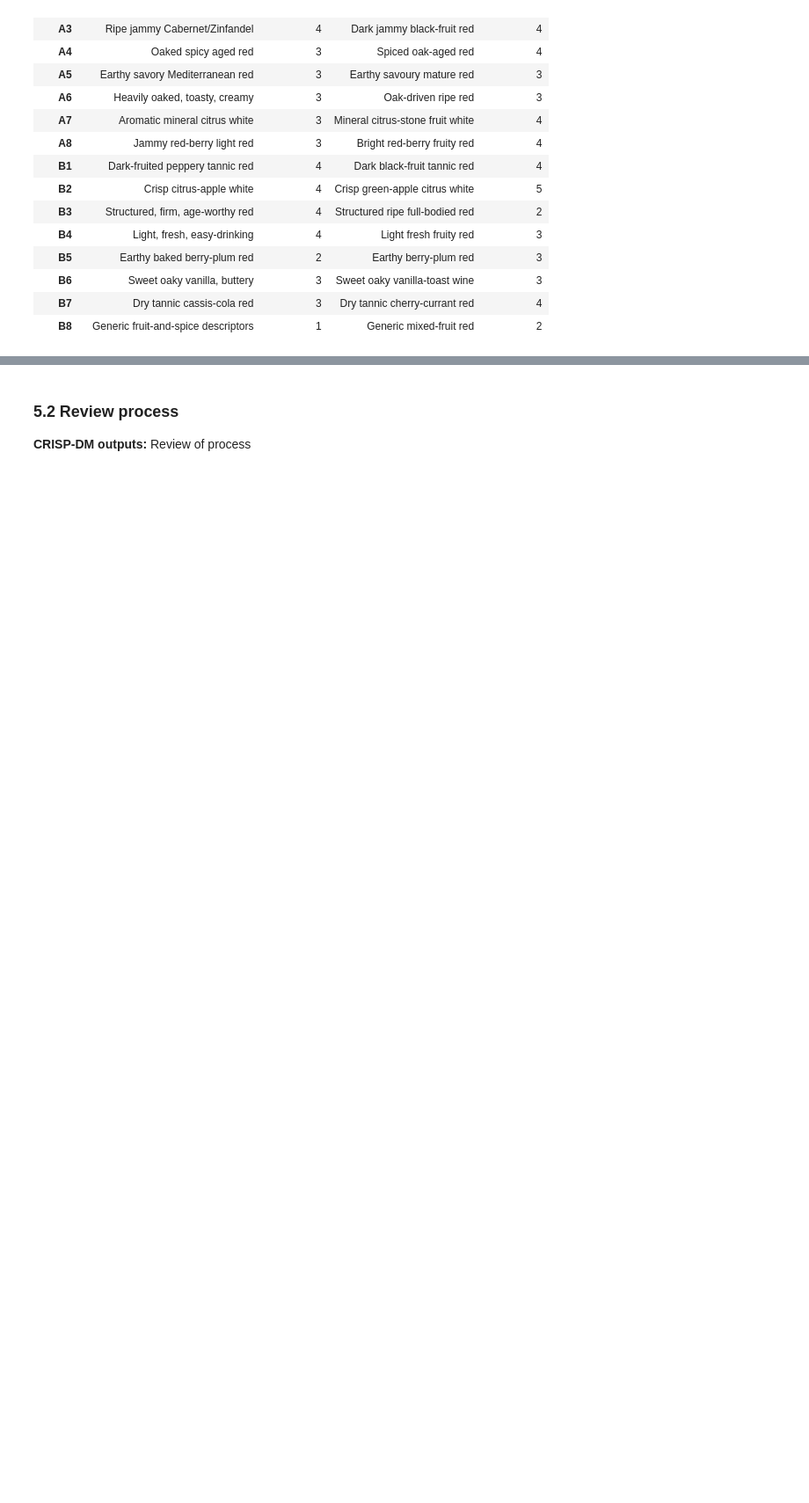
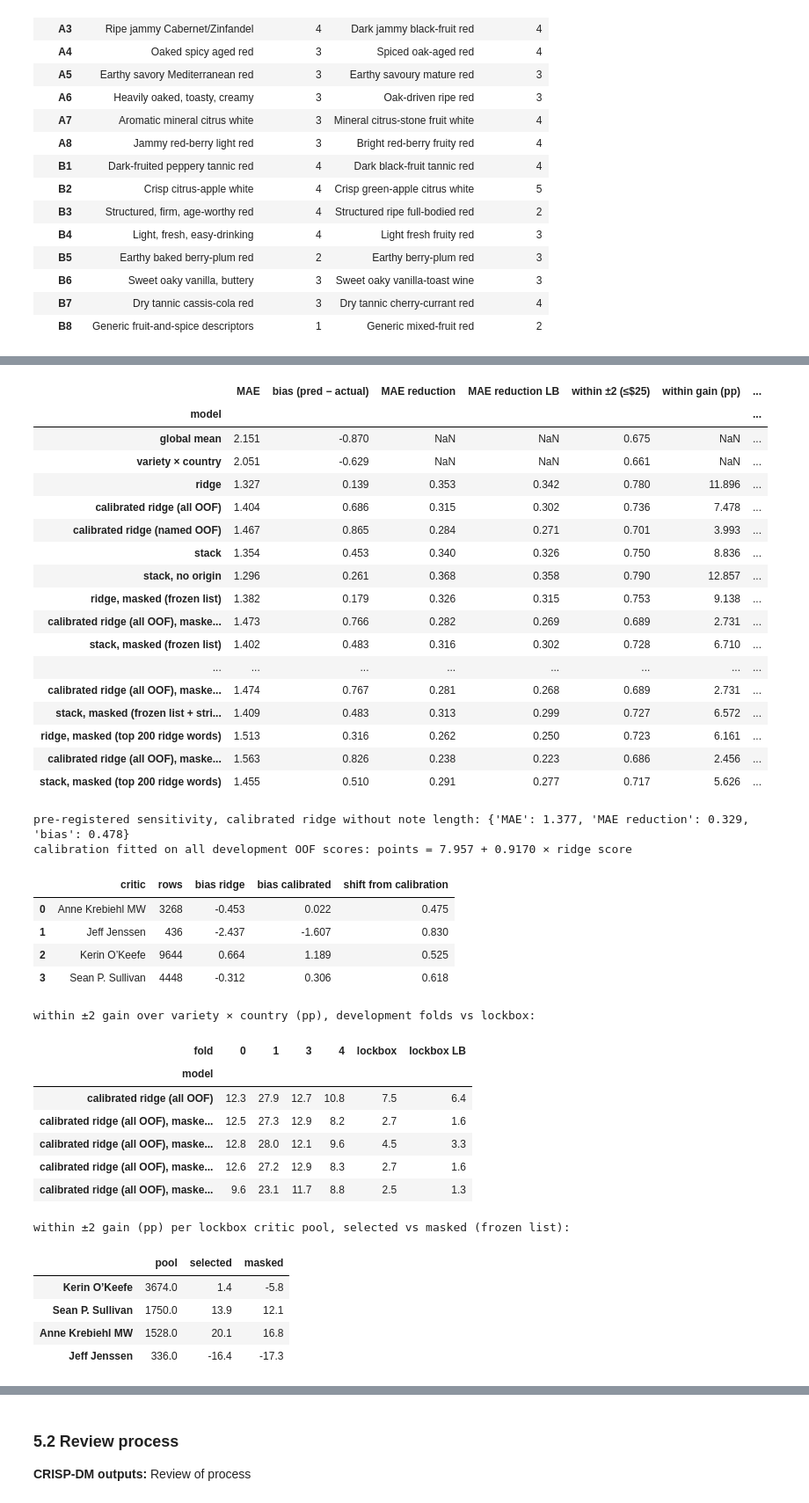
Before and after one commit to anita-agasaveeran/Assignment4, a Jupyter notebook: 01_CRISP-DM_Wine_Value/notebooks/CRISP_DM_Wine_Value.ipynb, the cells around one changed output, grey strips where cells are left out. Shown at 88% size. Saved outputs shown, nothing was run; the diff lists cells and outputs as text; code cells hidden in the pictures; blank space fills up the shorter version.

```diff
--- a/01_CRISP-DM_Wine_Value/notebooks/CRISP_DM_Wine_Value.ipynb
+++ b/01_CRISP-DM_Wine_Value/notebooks/CRISP_DM_Wine_Value.ipynb
@@ -2836,9 +2840,15 @@ else:
     print("DM3 shares of lockbox notes:", lbx["dm3 shares"].round(3).to_dict(), "| no lexicon term:", round(lbx["dm3 unassigned"], 3))
     display(lbx["hypotheses"].drop(columns="statement").round(3))
     print("DM6 with lockbox critics:", {k: round(v, 3) for k, v in lbx["dm6"].attrs.items()}); display(lbx["dm6"].round(2))
-    for k, v in {"summary": summary, "score_models": lbx["score"], "rankers": lbx["short"], "ranker_sensitivity": lbx["sims"], "by_critic": lbx["by critic"],
-                 "critic_pools": lbx["critic pools"].reset_index(names="critic"), "subsets": lbx["subsets"].reset_index(names="subset"),
-                 "shortlist_mix": lbx["mix"][0], "sensitivity_ids": lbx["sensitivity ids"]["targets"], "dm4_rules": lbx["dm4"],
-                 "hypotheses": lbx["hypotheses"], "dm6_fixed_effects": lbx["dm6"]}.items():
+    _out = {"summary": summary, "score_models": lbx["score"], "rankers": lbx["short"], "ranker_sensitivity": lbx["sims"], "by_critic": lbx["by critic"],
+            "critic_pools": lbx["critic pools"].reset_index(names="critic"), "subsets": lbx["subsets"].reset_index(names="subset"),
+            "shortlist_mix": lbx["mix"][0], "sensitivity_ids": lbx["sensitivity ids"]["targets"], "dm4_rules": lbx["dm4"],
+            "hypotheses": lbx["hypotheses"], "dm6_fixed_effects": lbx["dm6"]}
+    # Re-execution check (run log): any re-run of this identical frozen code must write byte-identical tables
+    _same = {k: v.to_csv(index=False) == (tables / f"phase5_{k}.csv").read_text() for k, v in _out.items() if (tables / f"phase5_{k}.csv").exists()}
+    if _same:
+        print("re-execution reproduces the first lockbox run's tables:", _same); assert all(_same.values())
+    phase5.lockbox_predictions(lbx).to_csv(tables / "phase5_lockbox_predictions.csv.gz", compression={"method": "gzip", "mtime": 0})
+    for k, v in _out.items():
         v.to_csv(tables / f"phase5_{k}.csv", index=False)
 # %% [output]
@@ -2845,0 +2934,65 @@ The lockbox is sealed (config.LOCKBOX_UNSEALED is False): nothing below has run.
+# %%
+# 5.1e POST HOC, reported, not selecting (critic round 1): every score candidate on the lockbox, masked variants, the
+# pre-registered without-length sensitivity, the fitted calibration, and the masked ±2 gain next to development.
+sm = lbx["score"].set_index("model")
+_cols = ["MAE", "bias (pred − actual)", "MAE reduction", "MAE reduction LB", "within ±2 (≤$25)", "within gain (pp)", "within gain LB (pp)"]
+display(sm[_cols].round(3))
+print("pre-registered sensitivity, calibrated ridge without note length:", {k: round(v, 3) for k, v in lbx["without length"].items()})
+_a, _b = lbx["run"]["info"]["calibration"][config.SELECTED_DM1]
+print(f"calibration fitted on all development OOF scores: points = {_a:.3f} + {_b:.4f} × ridge score")
+_bc = lbx["by critic"]
+display(_bc.assign(**{"shift from calibration": _bc["bias calibrated"] - _bc["bias ridge"]})[["critic", "rows", "bias ridge", "bias calibrated", "shift from calibration"]].round(3))
+_p4 = pd.read_csv(tables / "phase4_score_models.csv")
+_names = [config.SELECTED_DM1] + [f"{config.SELECTED_DM1}, masked ({k})" for k in ev4.MASKS]
+_dev = _p4[_p4["model"].isin(_names)].pivot(index="model", columns="fold", values="within gain (pp)").reindex(_names)
+_dev["lockbox"] = sm.loc[_names, "within gain (pp)"]; _dev["lockbox LB"] = sm.loc[_names, "within gain LB (pp)"]
+print("within ±2 gain over variety × country (pp), development folds vs lockbox:"); display(_dev.round(1))
+_P, _te = lbx["run"]["score_preds"], lbx["run"]["test"]
+_pool = _te["in_value_pool"]
+def _gain(col, m):
+    y = _te.loc[m, "points"].to_numpy(float)
+    return 100 * ((np.abs(y - _P.loc[m, col]) <= 2).mean() - (np.abs(y - _P.loc[m, ev4.BASELINE]) <= 2).mean())
+print("within ±2 gain (pp) per lockbox critic pool, selected vs masked (frozen list):")
+display(pd.DataFrame({c_: {"pool": int((_pool & _te["critic"].eq(c_)).sum()), "selected": _gain(config.SELECTED_DM1, _pool & _te["critic"].eq(c_)),
+                            "masked": _gain(f"{config.SELECTED_DM1}, masked (frozen list)", _pool & _te["critic"].eq(c_))}
+                      for c_ in _te["critic"].value_counts().index}).T.round(1))
+# %% [output]
+|  | MAE | bias (pred − actual) | MAE reduction | MAE reduction LB | within ±2 (≤$25) | within gain (pp) | ... |
+| model |  |  |  |  |  |  | ... |
+| global mean | 2.151 | -0.870 | NaN | NaN | 0.675 | NaN | ... |
+| variety × country | 2.051 | -0.629 | NaN | NaN | 0.661 | NaN | ... |
+| ridge | 1.327 | 0.139 | 0.353 | 0.342 | 0.780 | 11.896 | ... |
+| calibrated ridge (all OOF) | 1.404 | 0.686 | 0.315 | 0.302 | 0.736 | 7.478 | ... |
+| calibrated ridge (named OOF) | 1.467 | 0.865 | 0.284 | 0.271 | 0.701 | 3.993 | ... |
+| stack | 1.354 | 0.453 | 0.340 | 0.326 | 0.750 | 8.836 | ... |
+| stack, no origin | 1.296 | 0.261 | 0.368 | 0.358 | 0.790 | 12.857 | ... |
+| ridge, masked (frozen list) | 1.382 | 0.179 | 0.326 | 0.315 | 0.753 | 9.138 | ... |
+| calibrated ridge (all OOF), maske... | 1.473 | 0.766 | 0.282 | 0.269 | 0.689 | 2.731 | ... |
+| stack, masked (frozen list) | 1.402 | 0.483 | 0.316 | 0.302 | 0.728 | 6.710 | ... |
+| ... | ... | ... | ... | ... | ... | ... | ... |
+| calibrated ridge (all OOF), maske... | 1.474 | 0.767 | 0.281 | 0.268 | 0.689 | 2.731 | ... |
+| stack, masked (frozen list + stri... | 1.409 | 0.483 | 0.313 | 0.299 | 0.727 | 6.572 | ... |
+| ridge, masked (top 200 ridge words) | 1.513 | 0.316 | 0.262 | 0.250 | 0.723 | 6.161 | ... |
+| calibrated ridge (all OOF), maske... | 1.563 | 0.826 | 0.238 | 0.223 | 0.686 | 2.456 | ... |
+| stack, masked (top 200 ridge words) | 1.455 | 0.510 | 0.291 | 0.277 | 0.717 | 5.626 | ... |
+pre-registered sensitivity, calibrated ridge without note length: {'MAE': 1.377, 'MAE reduction': 0.329, 'bias': 0.478}
+calibration fitted on all development OOF scores: points = 7.957 + 0.9170 × ridge score
+|  | critic | rows | bias ridge | bias calibrated | shift from calibration |
+| 0 | Anne Krebiehl MW | 3268 | -0.453 | 0.022 | 0.475 |
+| 1 | Jeff Jenssen | 436 | -2.437 | -1.607 | 0.830 |
+| 2 | Kerin O’Keefe | 9644 | 0.664 | 1.189 | 0.525 |
+| 3 | Sean P. Sullivan | 4448 | -0.312 | 0.306 | 0.618 |
+within ±2 gain over variety × country (pp), development folds vs lockbox:
+| fold | 0 | 1 | 3 | 4 | lockbox | lockbox LB |
+| model |  |  |  |  |  |  |
+| calibrated ridge (all OOF) | 12.3 | 27.9 | 12.7 | 10.8 | 7.5 | 6.4 |
+| calibrated ridge (all OOF), maske... | 12.5 | 27.3 | 12.9 | 8.2 | 2.7 | 1.6 |
+| calibrated ridge (all OOF), maske... | 12.8 | 28.0 | 12.1 | 9.6 | 4.5 | 3.3 |
+| calibrated ridge (all OOF), maske... | 12.6 | 27.2 | 12.9 | 8.3 | 2.7 | 1.6 |
+| calibrated ridge (all OOF), maske... | 9.6 | 23.1 | 11.7 | 8.8 | 2.5 | 1.3 |
+within ±2 gain (pp) per lockbox critic pool, selected vs masked (frozen list):
+|  | pool | selected | masked |
+| Kerin O’Keefe | 3674.0 | 1.4 | -5.8 |
+| Sean P. Sullivan | 1750.0 | 13.9 | 12.1 |
+| Anne Krebiehl MW | 1528.0 | 20.1 | 16.8 |
+| Jeff Jenssen | 336.0 | -16.4 | -17.3 |
```
Also changed, not shown: parts of 13 cells of this notebook, 29 other files.
